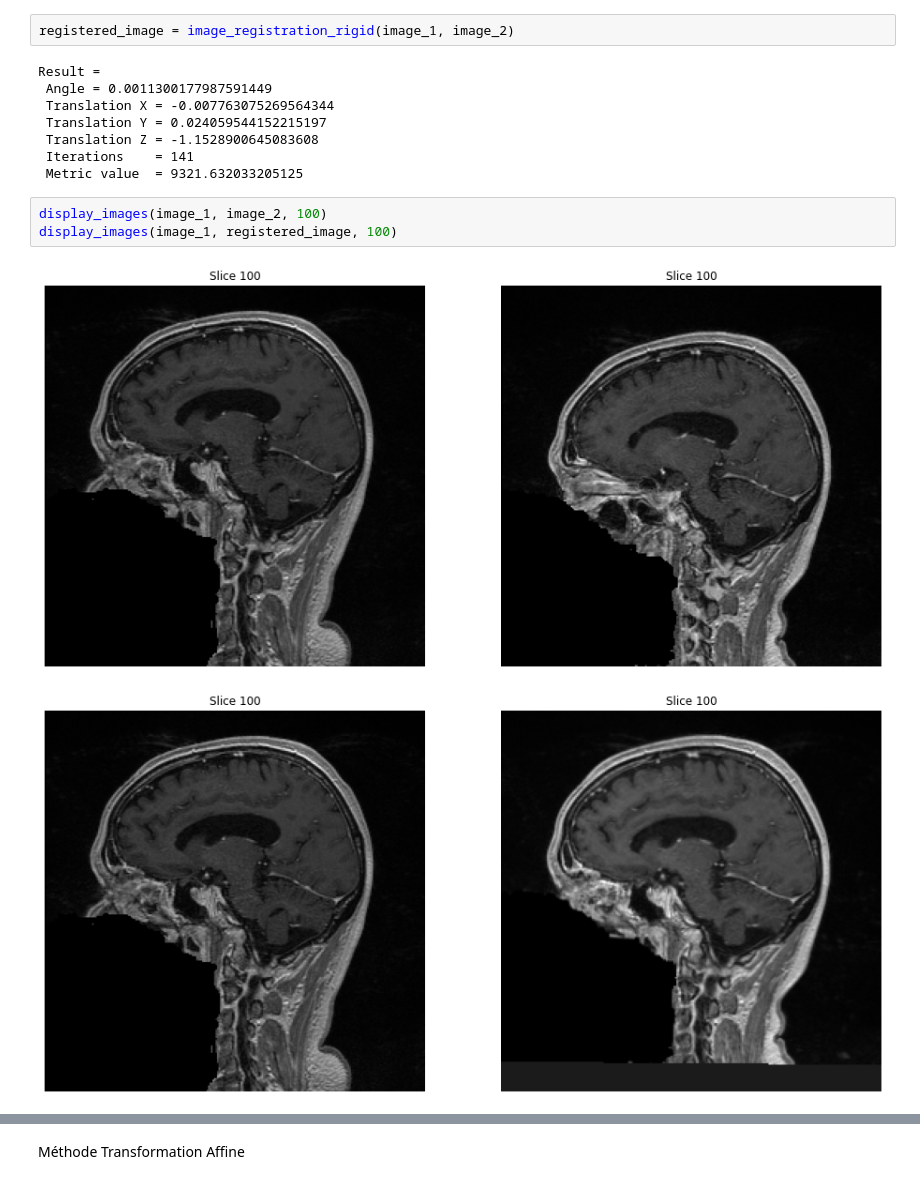
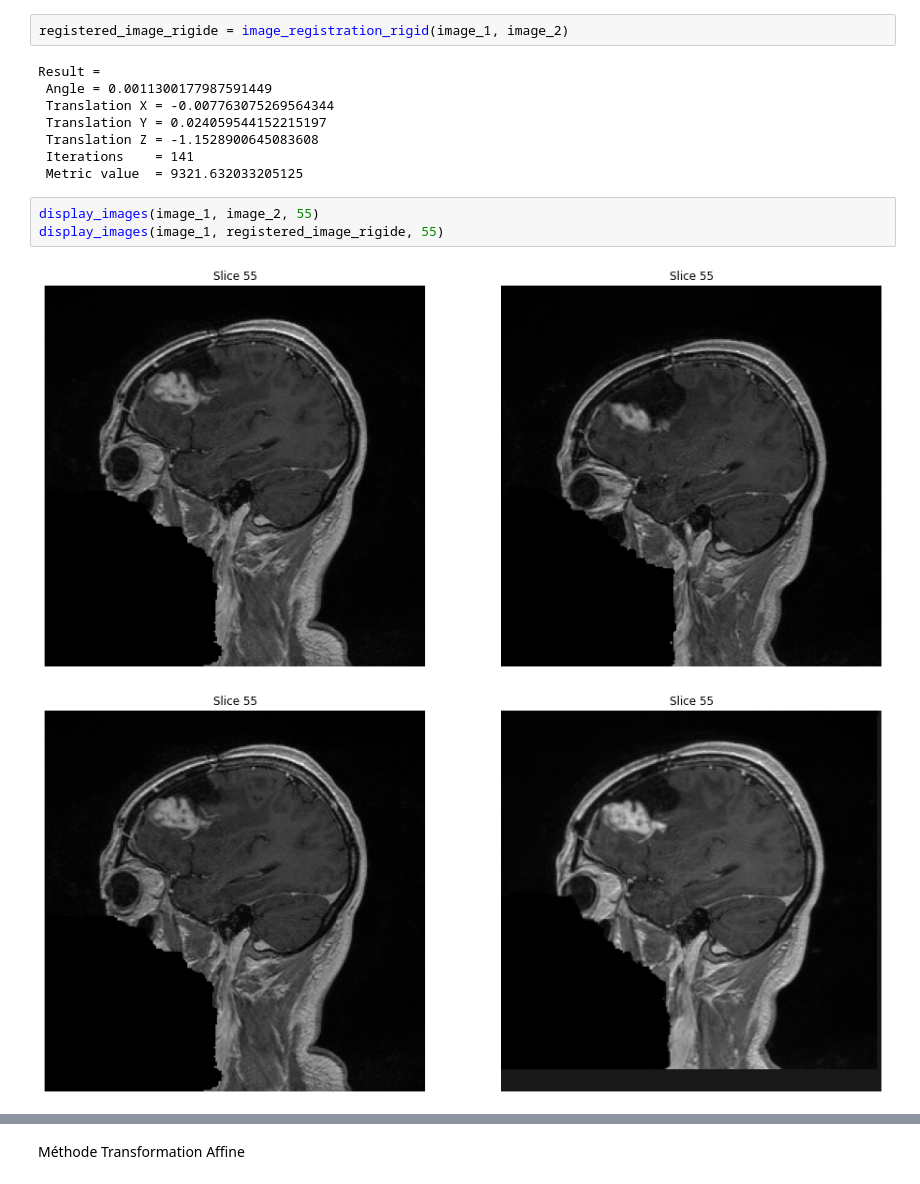
Before and after one commit to QuentinAM/VITK, a Jupyter notebook: notebook.ipynb, the cells around one changed output, grey strips where cells are left out. Drawn from its saved outputs; the diff is of its cells as text.

```diff
--- a/notebook.ipynb
+++ b/notebook.ipynb
@@ -140,7 +141,7 @@ def image_registration_rigid(fixed_image=image_1,moving_image=image_2):
     resample.Update()
     return resample.GetOutput()
 # %%
-registered_image = image_registration_rigid(image_1, image_2)
+registered_image_rigide = image_registration_rigid(image_1, image_2)
 # %% [output]
 Result =
  Angle = 0.0011300177987591449
@@ -150,9 +151,9 @@ Result =
  Iterations    = 141
  Metric value  = 9321.632033205125
 # %%
-display_images(image_1, image_2, 100)
-display_images(image_1, registered_image, 100)
+display_images(image_1, image_2, 55)
+display_images(image_1, registered_image_rigide, 55)
 # %% [output]
-[figure, old version]
+[figure, new version]
-[figure, old version]
+[figure, new version]
 # %%
```
Also changed, not shown: parts of 15 cells of this notebook.
